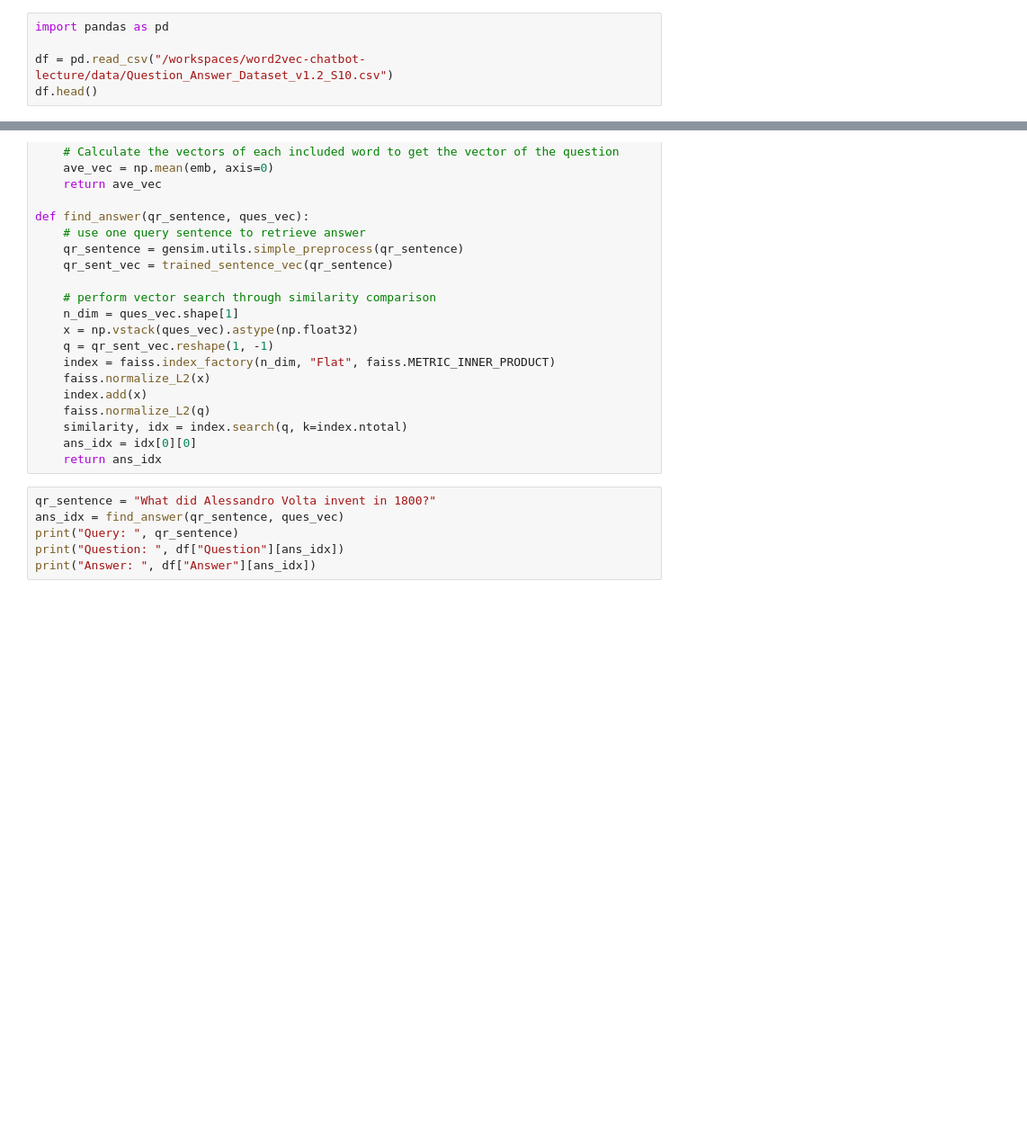
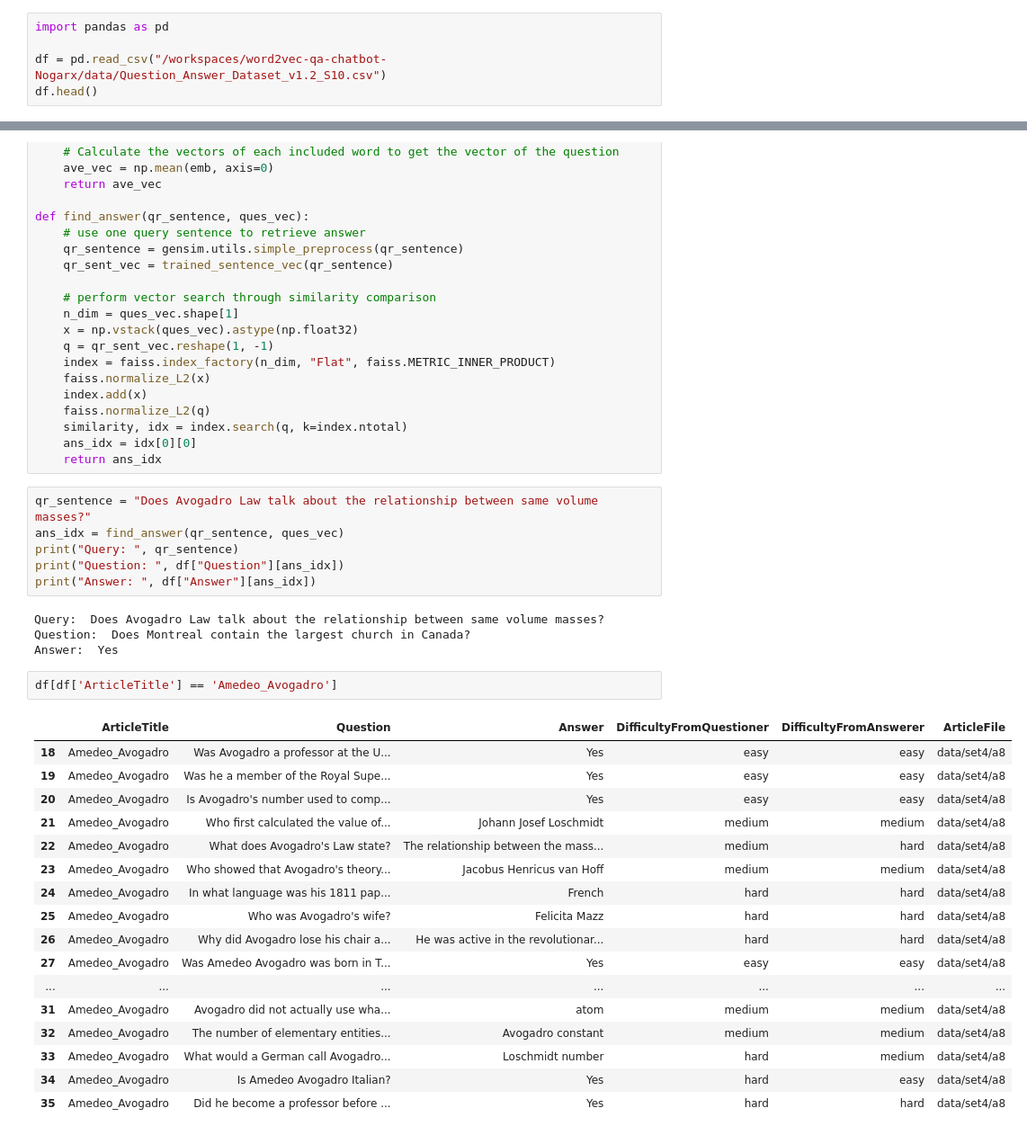
Before and after one commit to mfrancomndez/Streamlit, a Jupyter notebook: exercise/exercise_1.ipynb, the cells around one changed output, grey strips where cells are left out. Shown at 90% size. Cells and saved outputs as stored; diff of their text form; blank space fills up the shorter version.

```diff
--- a/exercise/exercise_1.ipynb
+++ b/exercise/exercise_1.ipynb
@@ -70,5 +92,5 @@ In this exercise, we will create a Q-A chatbot only based on question search.
 # %%
 import pandas as pd
 
-df = pd.read_csv("/workspaces/word2vec-chatbot-lecture/data/Question_Answer_Dataset_v1.2_S10.csv")
+df = pd.read_csv("/workspaces/word2vec-qa-chatbot-Nogarx/data/Question_Answer_Dataset_v1.2_S10.csv")
 df.head()
@@ -215,8 +265,32 @@ def find_answer(qr_sentence, ques_vec):
     ans_idx = idx[0][0]
     return ans_idx
 # %%
-qr_sentence = "What did Alessandro Volta invent in 1800?"
+qr_sentence = "Does Avogadro Law talk about the relationship between same volume masses?"
 ans_idx = find_answer(qr_sentence, ques_vec)
 print("Query: ", qr_sentence)
 print("Question: ", df["Question"][ans_idx])
 print("Answer: ", df["Answer"][ans_idx])
+# %% [output]
+Query:  Does Avogadro Law talk about the relationship between same volume masses?
+Question:  Does Montreal contain the largest church in Canada?
+Answer:  Yes
+# %%
+df[df['ArticleTitle'] == 'Amedeo_Avogadro']
+# %% [output]
+|  | ArticleTitle | Question | Answer | DifficultyFromQuestioner | DifficultyFromAnswerer | ArticleFile |
+| 18 | Amedeo_Avogadro | Was Avogadro a professor at the U... | Yes | easy | easy | data/set4/a8 |
+| 19 | Amedeo_Avogadro | Was he a member of the Royal Supe... | Yes | easy | easy | data/set4/a8 |
+| 20 | Amedeo_Avogadro | Is Avogadro's number used to comp... | Yes | easy | easy | data/set4/a8 |
+| 21 | Amedeo_Avogadro | Who first calculated the value of... | Johann Josef Loschmidt | medium | medium | data/set4/a8 |
+| 22 | Amedeo_Avogadro | What does Avogadro's Law state? | The relationship between the mass... | medium | hard | data/set4/a8 |
+| 23 | Amedeo_Avogadro | Who showed that Avogadro's theory... | Jacobus Henricus van Hoff | medium | medium | data/set4/a8 |
+| 24 | Amedeo_Avogadro | In what language was his 1811 pap... | French | hard | hard | data/set4/a8 |
+| 25 | Amedeo_Avogadro | Who was Avogadro's wife? | Felicita Mazz | hard | hard | data/set4/a8 |
+| 26 | Amedeo_Avogadro | Why did Avogadro lose his chair a... | He was active in the revolutionar... | hard | hard | data/set4/a8 |
+| 27 | Amedeo_Avogadro | Was Amedeo Avogadro was born in T... | Yes | easy | easy | data/set4/a8 |
+| ... | ... | ... | ... | ... | ... | ... |
+| 31 | Amedeo_Avogadro | Avogadro did not actually use wha... | atom | medium | medium | data/set4/a8 |
+| 32 | Amedeo_Avogadro | The number of elementary entities... | Avogadro constant | medium | medium | data/set4/a8 |
+| 33 | Amedeo_Avogadro | What would a German call Avogadro... | Loschmidt number | hard | medium | data/set4/a8 |
+| 34 | Amedeo_Avogadro | Is Amedeo Avogadro Italian? | Yes | hard | easy | data/set4/a8 |
+| 35 | Amedeo_Avogadro | Did he become a professor before ... | Yes | hard | hard | data/set4/a8 |
```
Also changed, not shown: parts of 16 cells of this notebook, 4 other files.
